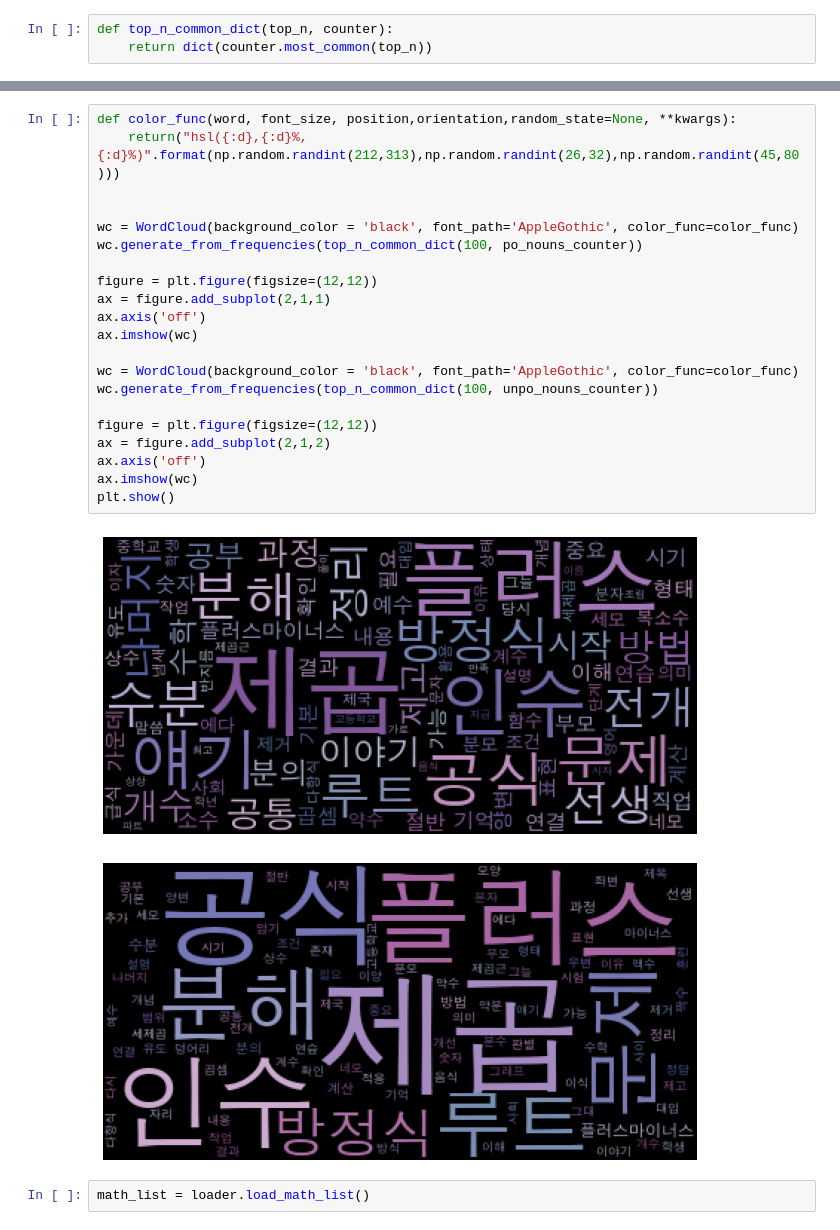
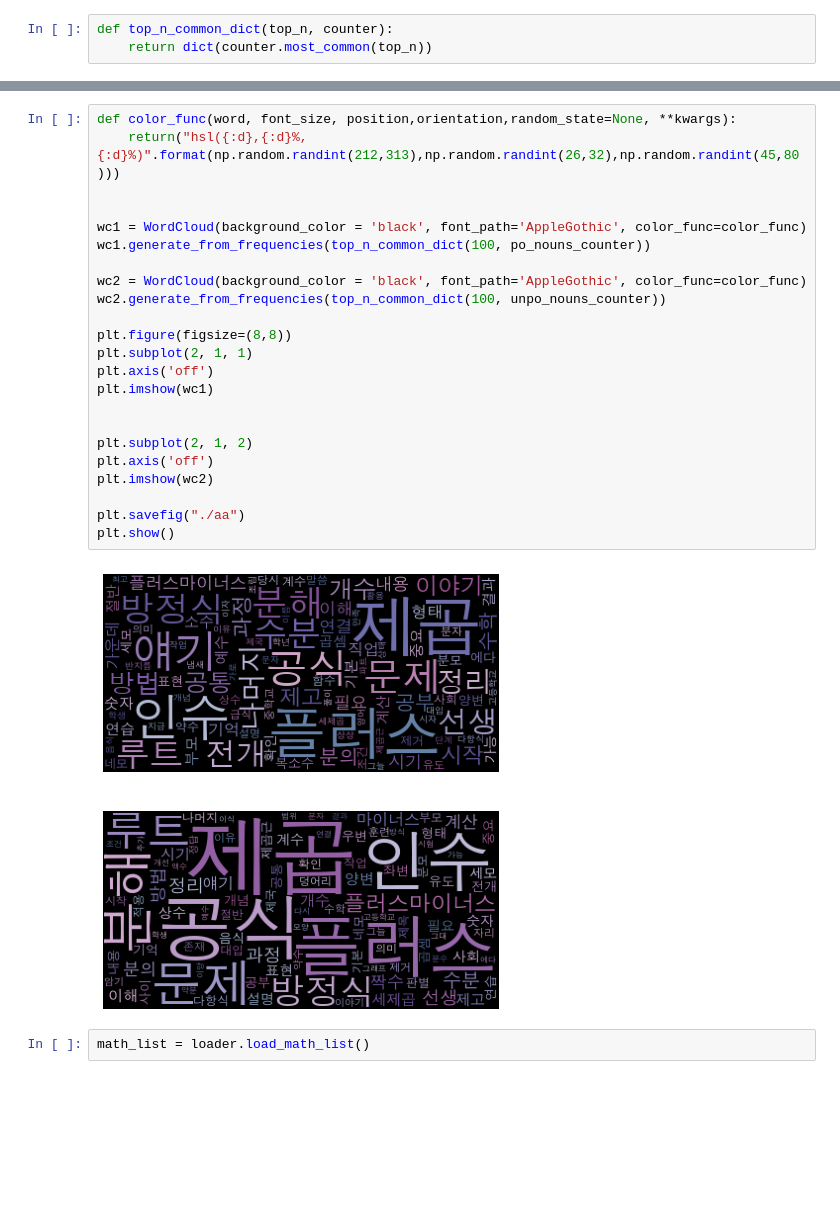
Before and after one commit to LBR56/genia-project, a Jupyter notebook: DA/Frequency/Frequency.ipynb, the cells around one changed output, grey strips where cells are left out. Cells and saved outputs as stored; diff of their text form; blank space fills up the shorter version.

```diff
--- a/DA/Frequency/Frequency.ipynb
+++ b/DA/Frequency/Frequency.ipynb
@@ -80,27 +80,28 @@ plt.show()
 # %%
 def color_func(word, font_size, position,orientation,random_state=None, **kwargs):
     return("hsl({:d},{:d}%, {:d}%)".format(np.random.randint(212,313),np.random.randint(26,32),np.random.randint(45,80)))
 
 
-wc = WordCloud(background_color = 'black', font_path='AppleGothic', color_func=color_func)
-wc.generate_from_frequencies(top_n_common_dict(100, po_nouns_counter))
+wc1 = WordCloud(background_color = 'black', font_path='AppleGothic', color_func=color_func)
+wc1.generate_from_frequencies(top_n_common_dict(100, po_nouns_counter))
 
-figure = plt.figure(figsize=(12,12))
-ax = figure.add_subplot(2,1,1)
-ax.axis('off')
-ax.imshow(wc)
+wc2 = WordCloud(background_color = 'black', font_path='AppleGothic', color_func=color_func)
+wc2.generate_from_frequencies(top_n_common_dict(100, unpo_nouns_counter))
 
-wc = WordCloud(background_color = 'black', font_path='AppleGothic', color_func=color_func)
-wc.generate_from_frequencies(top_n_common_dict(100, unpo_nouns_counter))
+plt.figure(figsize=(8,8))
+plt.subplot(2, 1, 1)
+plt.axis('off')
+plt.imshow(wc1)
 
-figure = plt.figure(figsize=(12,12))
-ax = figure.add_subplot(2,1,2)
-ax.axis('off')
-ax.imshow(wc)
+
+plt.subplot(2, 1, 2)
+plt.axis('off')
+plt.imshow(wc2)
+
+plt.savefig("./aa")
 plt.show()
 # %% [output]
-[figure, old version]
+[figure, new version]
-[figure, removed]
 # %%
 math_list = loader.load_math_list()
 # %%
```
Also changed, not shown: parts of 54 cells of this notebook, 46 other files.
